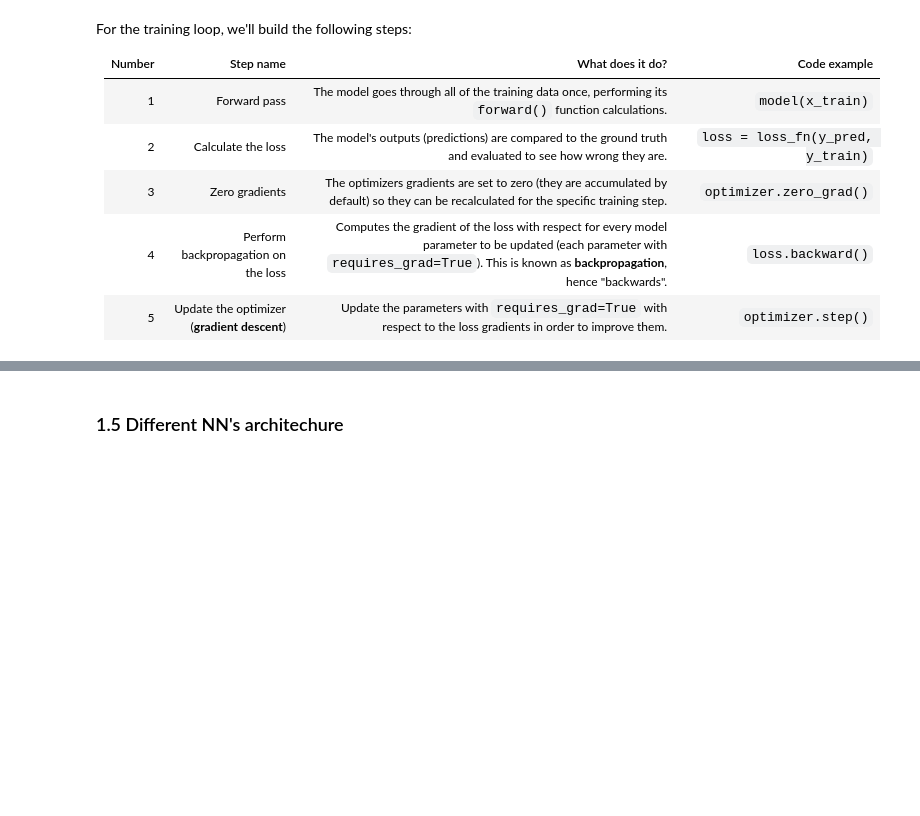
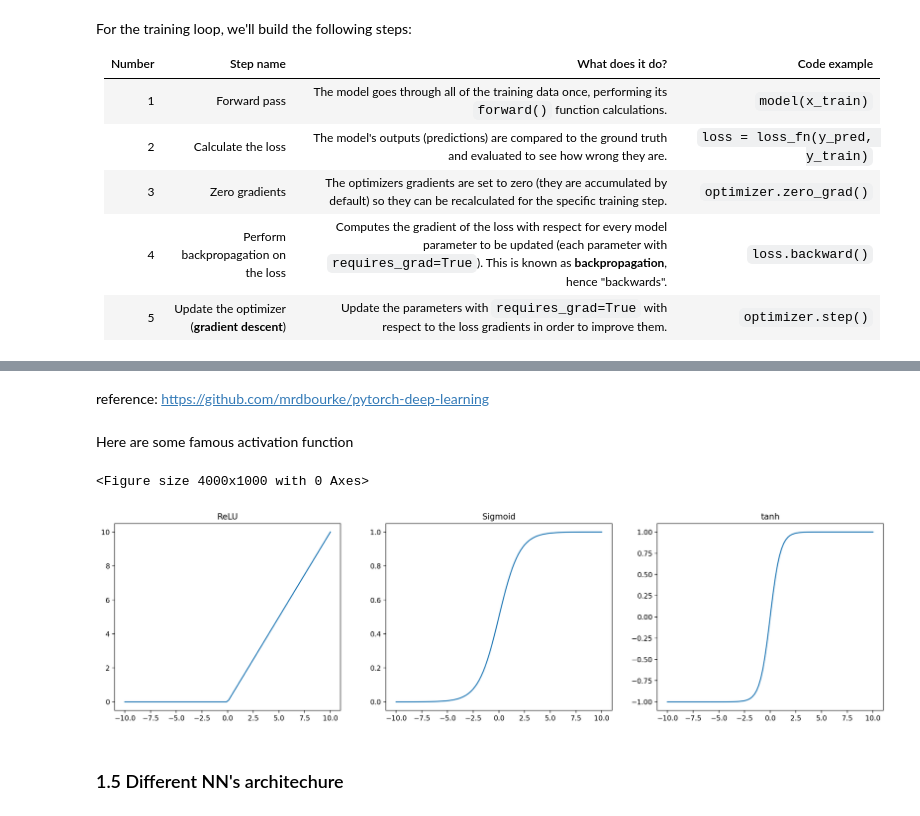
Before and after one commit to HengchengZhang/qe_talk_ddns, a Jupyter notebook: ddns.ipynb, the cells around one changed output, grey strips where cells are left out. Drawn from its saved outputs; the diff is of its cells as text; code cells hidden in the pictures; blank space fills up the shorter version.

```diff
--- a/ddns.ipynb
+++ b/ddns.ipynb
@@ -100,3 +115,26 @@ For the training loop, we'll build the following steps:
+# %% [markdown]
+reference: https://github.com/mrdbourke/pytorch-deep-learning
+# %% [markdown]
+Here are some famous activation function
+# %%
+import matplotlib.pyplot as plt
+%matplotlib inline
+plt.rcParams['figure.figsize'] = [20, 5]
+plt.rcParams['figure.dpi'] = 200
+
+x = torch.linspace(-10, 10, 100)
+plt.figure()
+fig, (ax1, ax2, ax3) = plt.subplots(1, 3)
+ax1.plot(x, torch.relu(x))
+ax1.set_title("ReLU")
+ax2.plot(x, torch.sigmoid(x))
+ax2.set_title("Sigmoid")
+ax3.plot(x, torch.tanh(x))
+ax3.set_title("tanh")
+plt.show()
+# %% [output]
+<Figure size 4000x1000 with 0 Axes>
+[figure, added]
 # %% [markdown]
 ### 1.5 Different NN's architechure
 # %% [markdown]
```
Also changed, not shown: parts of 16 cells of this notebook, 29 other files.
